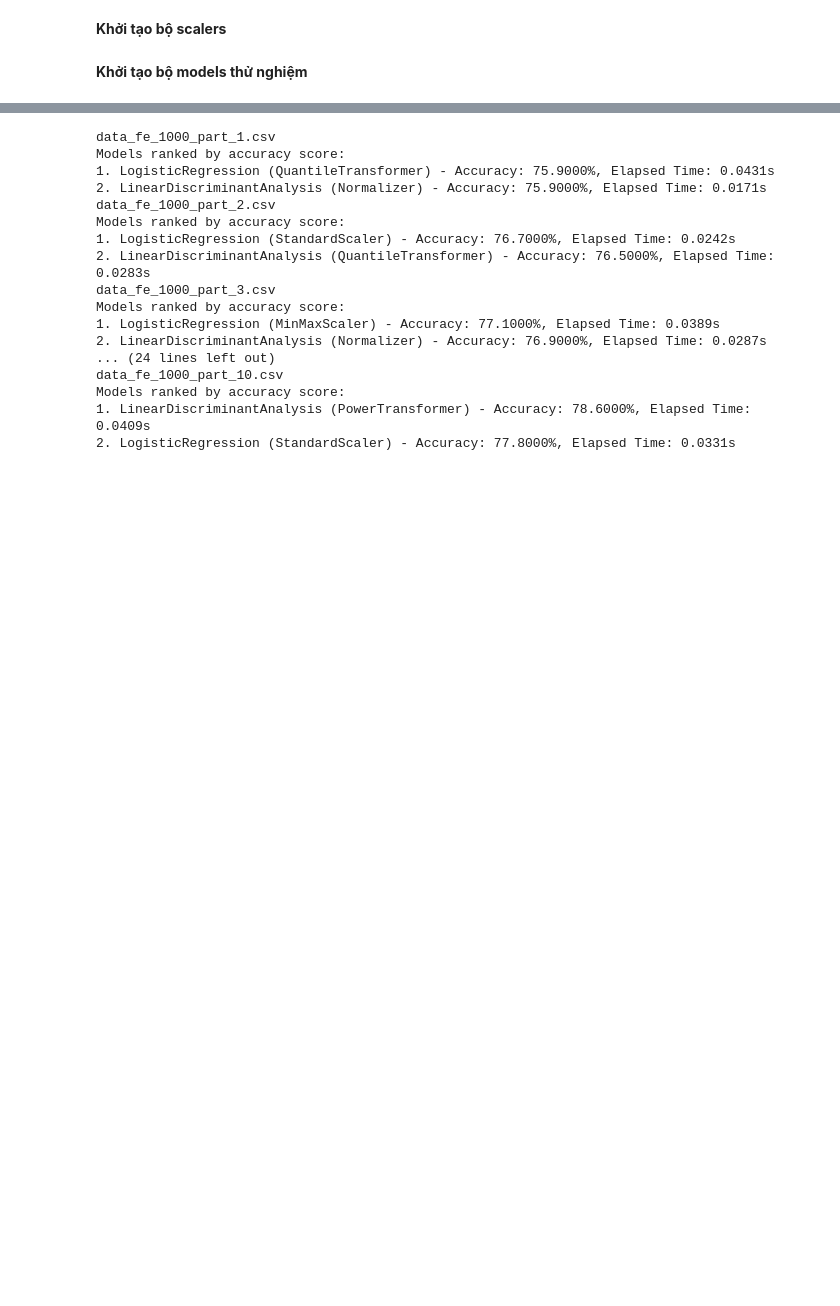
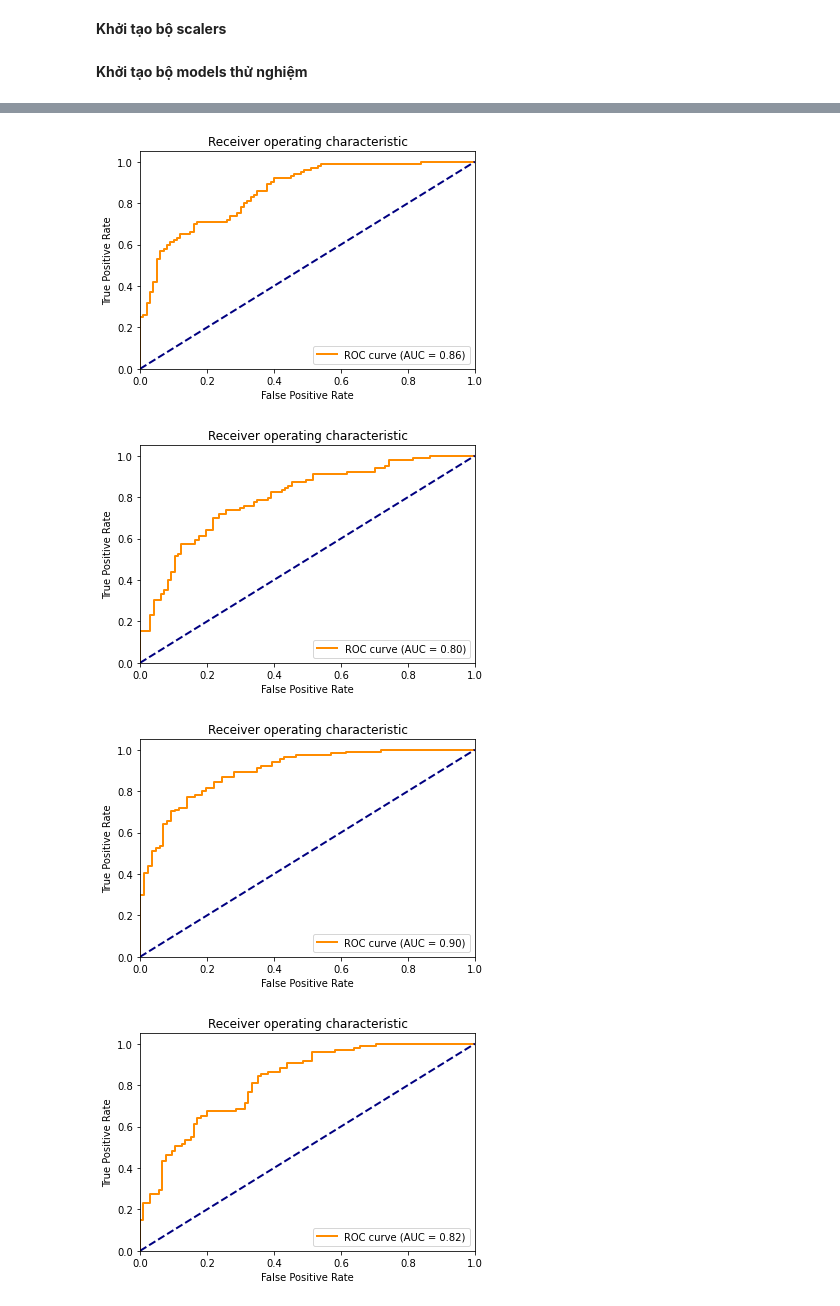
Before and after one commit to trucni2005/LeagueOfLegendsWinRatePredictorAt15, a Jupyter notebook: data_processing.ipynb, the cells around one changed output, grey strips where cells are left out. Drawn from its saved outputs; the diff is of its cells as text; code cells hidden in the pictures; blank space fills up the shorter version.

```diff
--- a/data_processing.ipynb
+++ b/data_processing.ipynb
@@ -26,7 +28,7 @@ from matplotlib import pyplot as plt
 **Khởi tạo bộ scalers**
 # %%
 # Standardization techniques
-scalers = [MinMaxScaler(), MaxAbsScaler(), StandardScaler(), RobustScaler(), Normalizer(), QuantileTransformer(), PowerTransformer()]
+scalers = [MinMaxScaler(), MaxAbsScaler(), StandardScaler(), RobustScaler(), QuantileTransformer(), Normalizer(), PowerTransformer()]
 # %% [markdown]
 **Khởi tạo bộ models thử nghiệm**
 # %%
@@ -83,0 +110,2 @@ def test(data):
+# %%
+model_for_1ksamples = [LinearDiscriminantAnalysis()]
@@ -95,0 +154,2 @@ Models ranked by accuracy score:
+# %%
+model_for_10ksamples = [LogisticRegression()]
@@ -96,27 +183,9 @@ Models ranked by accuracy score:
 # %%
-for i in range(10):
-    filename = f"data_fe_1000_part_{i+1}.csv"
-    data = pd.read_csv(filename)
-    print(filename)
-    test(data)
+# for i in range(10):
+#     filename = f"data_fe_1000_part_{i+1}.csv"
+#     data = pd.read_csv(filename)
+#     print(filename)
+#     test(data)
-# %% [output]
-data_fe_1000_part_1.csv
-Models ranked by accuracy score:
-1. LogisticRegression (QuantileTransformer) - Accuracy: 75.9000%, Elapsed Time: 0.0431s
-2. LinearDiscriminantAnalysis (Normalizer) - Accuracy: 75.9000%, Elapsed Time: 0.0171s
-data_fe_1000_part_2.csv
-Models ranked by accuracy score:
-1. LogisticRegression (StandardScaler) - Accuracy: 76.7000%, Elapsed Time: 0.0242s
-2. LinearDiscriminantAnalysis (QuantileTransformer) - Accuracy: 76.5000%, Elapsed Time: 0.0283s
-data_fe_1000_part_3.csv
-Models ranked by accuracy score:
-1. LogisticRegression (MinMaxScaler) - Accuracy: 77.1000%, Elapsed Time: 0.0389s
-2. LinearDiscriminantAnalysis (Normalizer) - Accuracy: 76.9000%, Elapsed Time: 0.0287s
-... (24 lines left out)
-data_fe_1000_part_10.csv
-Models ranked by accuracy score:
-1. LinearDiscriminantAnalysis (PowerTransformer) - Accuracy: 78.6000%, Elapsed Time: 0.0409s
-2. LogisticRegression (StandardScaler) - Accuracy: 77.8000%, Elapsed Time: 0.0331s
 # %%
 # for i in range(6):
 #     filename = f"data_fe_5000_part_{i+1}.csv"
@@ -128,18 +197,15 @@ Models ranked by accuracy score:
 #     data = pd.read_csv(filename)
 #     test(data)
 # %%
-import warnings
-warnings.filterwarnings("ignore")
-from sklearn.metrics import roc_auc_score
-
-models = [(QuantileTransformer(), LogisticRegression(random_state=42)), (QuantileTransformer(), LinearDiscriminantAnalysis())]
-model_names = ["Logistic Regression", "LinearDiscriminantAnalysis"]
-data = pd.read_csv("data_fe_1000_part_1.csv")
+models = [(MinMaxScaler(), LinearDiscriminantAnalysis())]
+model_names = ["LinearDiscriminantAnalysis"]
+data = pd.read_csv("data_1k_featureselection.csv")
 dfs = []
 X = data.drop('team_win', axis=1)
 y = data['team_win']
 j = 0
 
+elapsed_times = 0
 X_cols = X.columns.tolist()
 
 for i, model in enumerate(models):
@@ -147,6 +213,7 @@ for i, model in enumerate(models):
     X = model[0].fit_transform(X)
     kf = KFold(n_splits=5, shuffle=True, random_state=42)
     for j, (train_index, test_index) in enumerate(kf.split(X)):
+        start_time = timeit.default_timer()
         X_train_scaled, X_test_scaled = X[train_index], X[test_index]
         y_train, y_test = y[train_index], y[test_index]
 
@@ -162,33 +229,52 @@ for i, model in enumerate(models):
         # Predict the win probability for the test set
         win_prob = clf.predict_proba(X_test_scaled)[:, 1]
 
+        elapsed_time = timeit.default_timer() - start_time
+
         # Convert win probability to win percentage
         win_percentages = win_prob * 100
         auc_score = roc_auc_score(y_test, win_prob)
-        print(f"AUC score for model {model} fold {j} : {auc_score}")
 
         auc_scores.append(auc_score)
 
         X_test_df = pd.DataFrame(X_test_scaled, columns=X_cols)
 
         # Predict the results on the test set
         y_pred = clf.predict(X_test_df)
 
         data = []
         for k in range(len(X_test_df)):
             data.append({
                 "blue_win_percentage": win_percentages[k],
                 "red_win_percentage": 100 - win_percentages[k],
                 "team_win": y_test.iloc[k],
                 "team_pred": y_pred[k]
             })
 
+        fpr, tpr, thresholds = roc_curve(y_test, win_prob)
+
+        roc_auc = auc(fpr, tpr)
+
+        plt.plot(fpr, tpr, color='darkorange', lw=2, label='ROC curve (AUC = %0.2f)' % roc_auc)
+        plt.plot([0, 1], [0, 1], color='navy', lw=2, linestyle='--')
+        plt.xlim([0.0, 1.0])
+        plt.ylim([0.0, 1.05])
+        plt.xlabel('False Positive Rate')
+        plt.ylabel('True Positive Rate')
+        plt.title('Receiver operating characteristic')
+        plt.legend(loc="lower right")
+        plt.show()
         # Create a DataFrame from the list of dicts
         df = pd.DataFrame(data)
 
         # Save the results to a CSV file
         model_name = model_names[i]
         df.to_csv(f"1ksamples_{model_name}_part_{j}.csv", index=False)
+        elapsed_times  = elapsed_times+ elapsed_time
 
-    print(f"Mean AUC Score for model {model}: ", np.mean(auc_scores)
+    print(f"Mean AUC Score for model {model}: {np.mean(auc_scores)}, Elapsed_time: {elapsed_times}")
 # %% [output]
+[figure, added]
+[figure, added]
+[figure, added]
+[figure, added]
```
Also changed, not shown: parts of 23 cells of this notebook, 21 other files.
